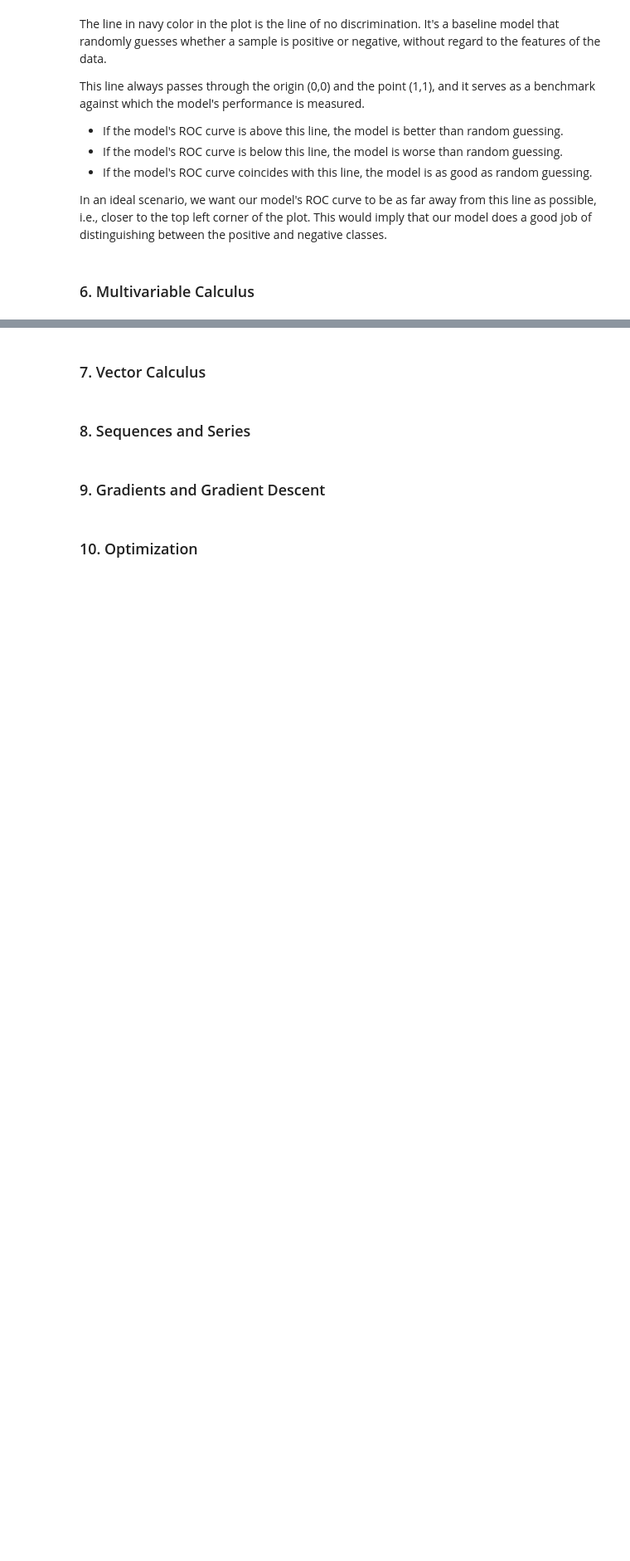
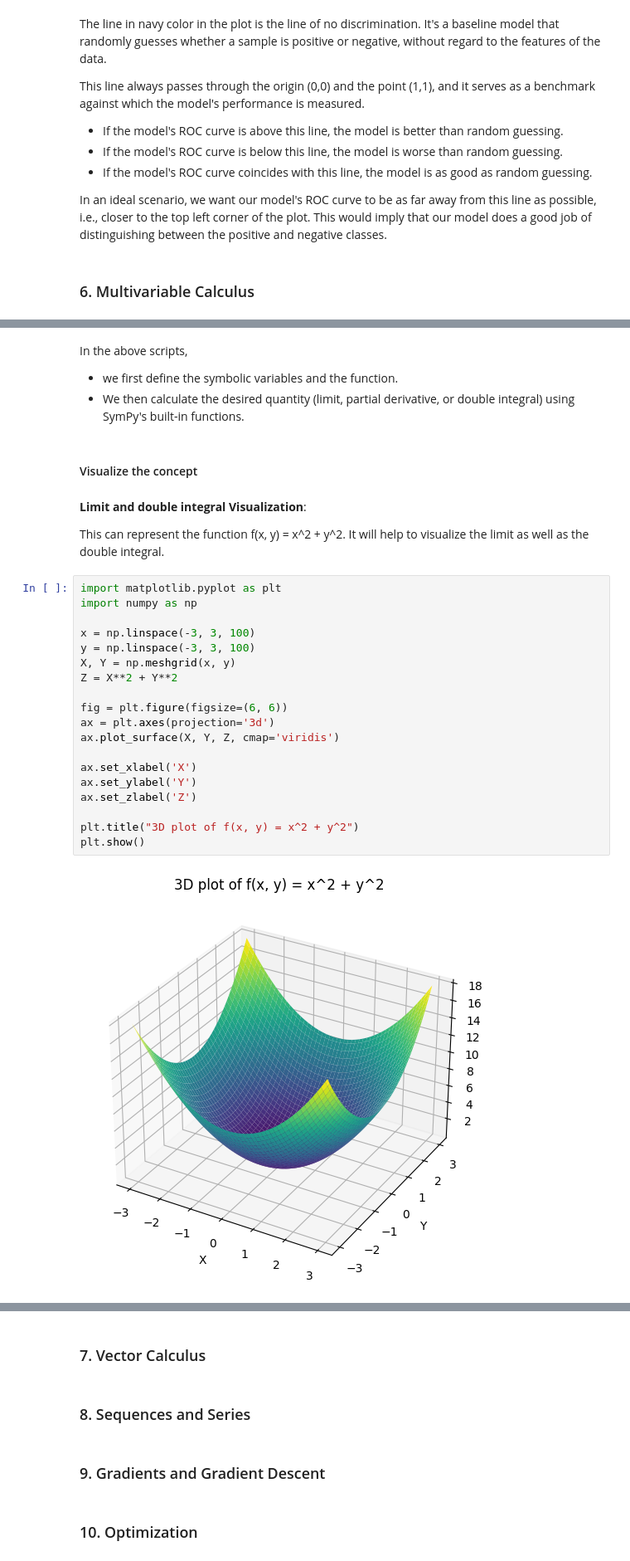
Before and after one commit to natapone/learning_ai_by_coding, a Jupyter notebook: 1-2_calculus.ipynb, the cells around one changed output, grey strips where cells are left out. Shown at 83% size. Saved outputs shown, nothing was run; the diff lists cells and outputs as text; blank space fills up the shorter version.

```diff
--- a/1-2_calculus.ipynb
+++ b/1-2_calculus.ipynb
@@ -1139,0 +1215,31 @@ In an ideal scenario, we want our model's ROC curve to be as far away from this
+# %% [markdown]
+In the above scripts,
+- we first define the symbolic variables and the function.
+- We then calculate the desired quantity (limit, partial derivative, or double integral) using SymPy's built-in functions.
+# %% [markdown]
+#### Visualize the concept
+# %% [markdown]
+**Limit and double integral Visualization**:
+
+This can represent the function f(x, y) = x^2 + y^2. It will help to visualize the limit as well as the double integral.
+# %%
+import matplotlib.pyplot as plt
+import numpy as np
+
+x = np.linspace(-3, 3, 100)
+y = np.linspace(-3, 3, 100)
+X, Y = np.meshgrid(x, y)
+Z = X**2 + Y**2
+
+fig = plt.figure(figsize=(6, 6))
+ax = plt.axes(projection='3d')
+ax.plot_surface(X, Y, Z, cmap='viridis')
+
+ax.set_xlabel('X')
+ax.set_ylabel('Y')
+ax.set_zlabel('Z')
+
+plt.title("3D plot of f(x, y) = x^2 + y^2")
+plt.show()
+# %% [output]
+[figure, added]
```
Also changed, not shown: parts of 11 cells of this notebook.
